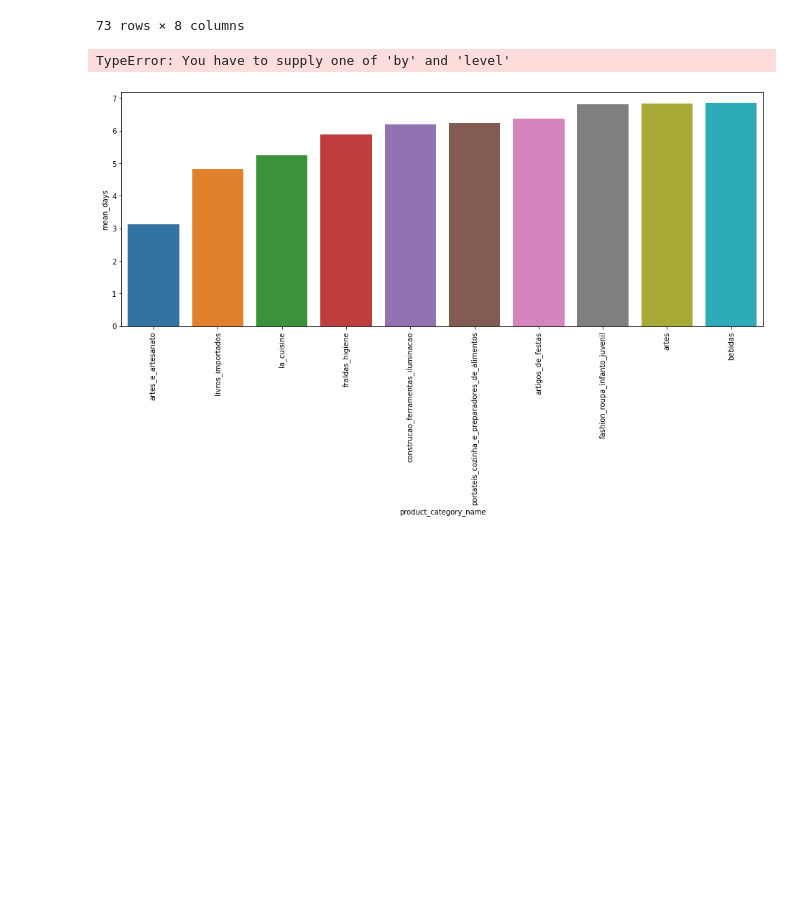
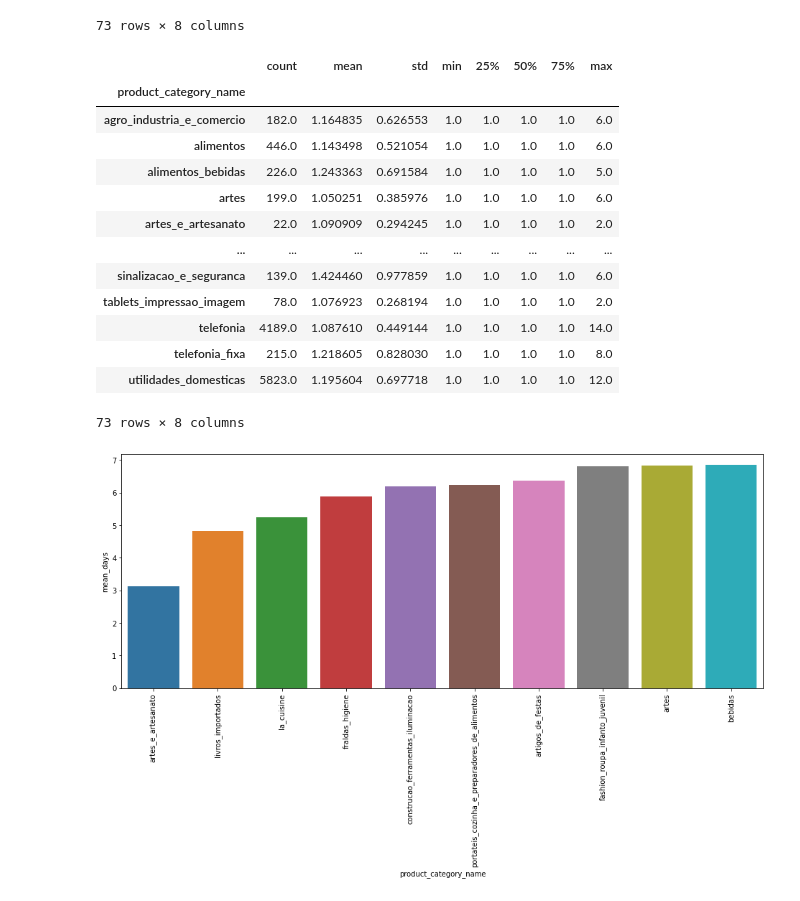
Before and after one commit to AndersonDGueC/project_DS4, a Jupyter notebook: analisis_exploratorio.ipynb, the cells around one changed output. Saved outputs shown, nothing was run; the diff lists cells and outputs as text; code cells hidden in the pictures; blank space fills up the shorter version.

```diff
--- a/analisis_exploratorio.ipynb
+++ b/analisis_exploratorio.ipynb
@@ -362,9 +405,22 @@ new_df_id.groupby(['product_category_name'])['difference'].describe()
 | utilidades_domesticas | 5682.0 | 7.605773 | 8.026261 | -8.0 | 3.0 | 6.0 | 10.00 | 178.0 |
 73 rows × 8 columns
 # %%
-new_df_id.groupby()
+new_df_id.groupby(['product_category_name'])['order_item_id'].describe()
 # %% [output]
+|  | count | mean | std | min | 25% | 50% | 75% | max |
+| product_category_name |  |  |  |  |  |  |  |  |
+| agro_industria_e_comercio | 182.0 | 1.164835 | 0.626553 | 1.0 | 1.0 | 1.0 | 1.0 | 6.0 |
+| alimentos | 446.0 | 1.143498 | 0.521054 | 1.0 | 1.0 | 1.0 | 1.0 | 6.0 |
+| alimentos_bebidas | 226.0 | 1.243363 | 0.691584 | 1.0 | 1.0 | 1.0 | 1.0 | 5.0 |
+| artes | 199.0 | 1.050251 | 0.385976 | 1.0 | 1.0 | 1.0 | 1.0 | 6.0 |
+| artes_e_artesanato | 22.0 | 1.090909 | 0.294245 | 1.0 | 1.0 | 1.0 | 1.0 | 2.0 |
+| ... | ... | ... | ... | ... | ... | ... | ... | ... |
+| sinalizacao_e_seguranca | 139.0 | 1.424460 | 0.977859 | 1.0 | 1.0 | 1.0 | 1.0 | 6.0 |
+| tablets_impressao_imagem | 78.0 | 1.076923 | 0.268194 | 1.0 | 1.0 | 1.0 | 1.0 | 2.0 |
+| telefonia | 4189.0 | 1.087610 | 0.449144 | 1.0 | 1.0 | 1.0 | 1.0 | 14.0 |
+| telefonia_fixa | 215.0 | 1.218605 | 0.828030 | 1.0 | 1.0 | 1.0 | 1.0 | 8.0 |
+| utilidades_domesticas | 5823.0 | 1.195604 | 0.697718 | 1.0 | 1.0 | 1.0 | 1.0 | 12.0 |
-TypeError: You have to supply one of 'by' and 'level'
+73 rows × 8 columns
 # %%
 mean_day=prd_mean=new_df_id.groupby(['product_category_name'])['difference'].mean().reset_index(name="mean_days").sort_values('mean_days', ascending=True)
 # %%
```
Also changed, not shown: parts of 4 cells of this notebook.
